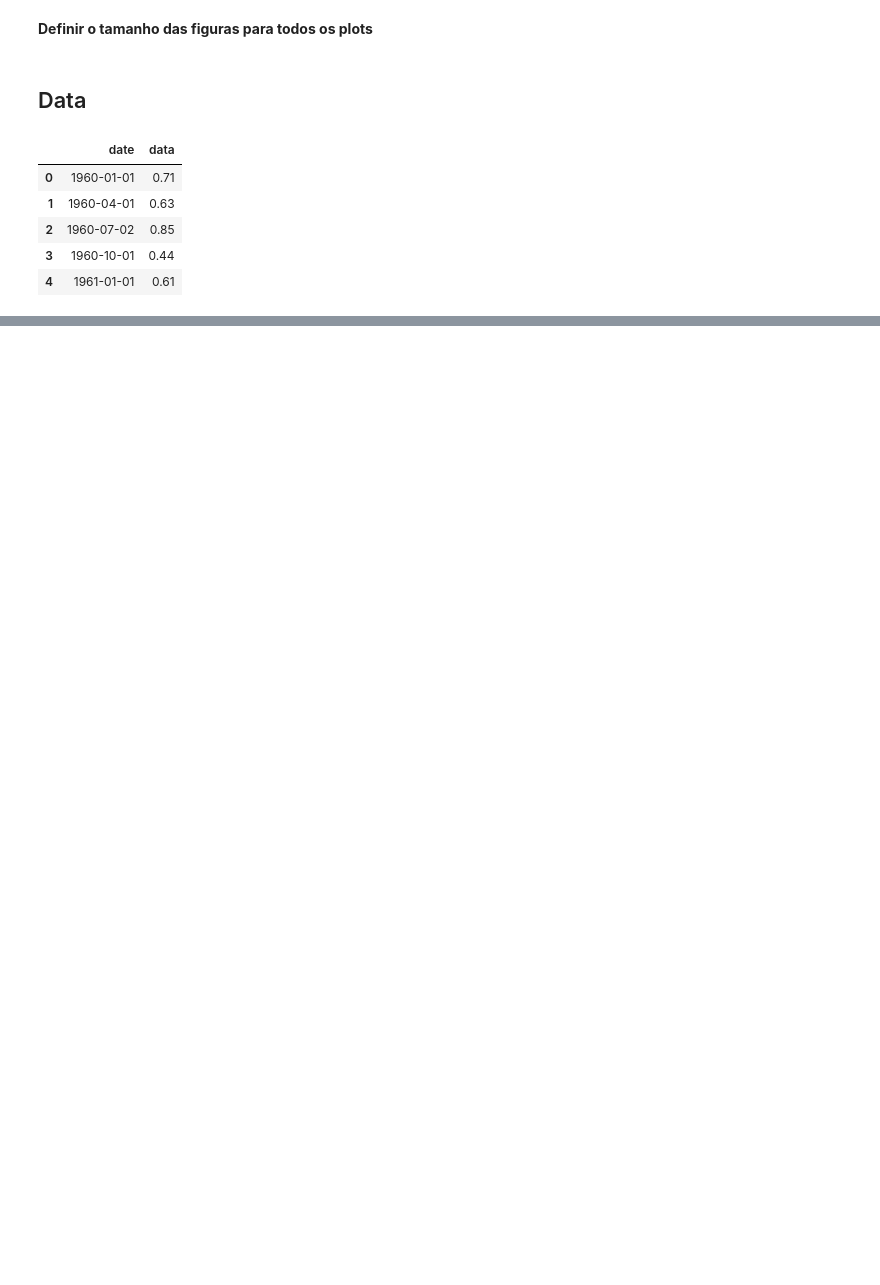
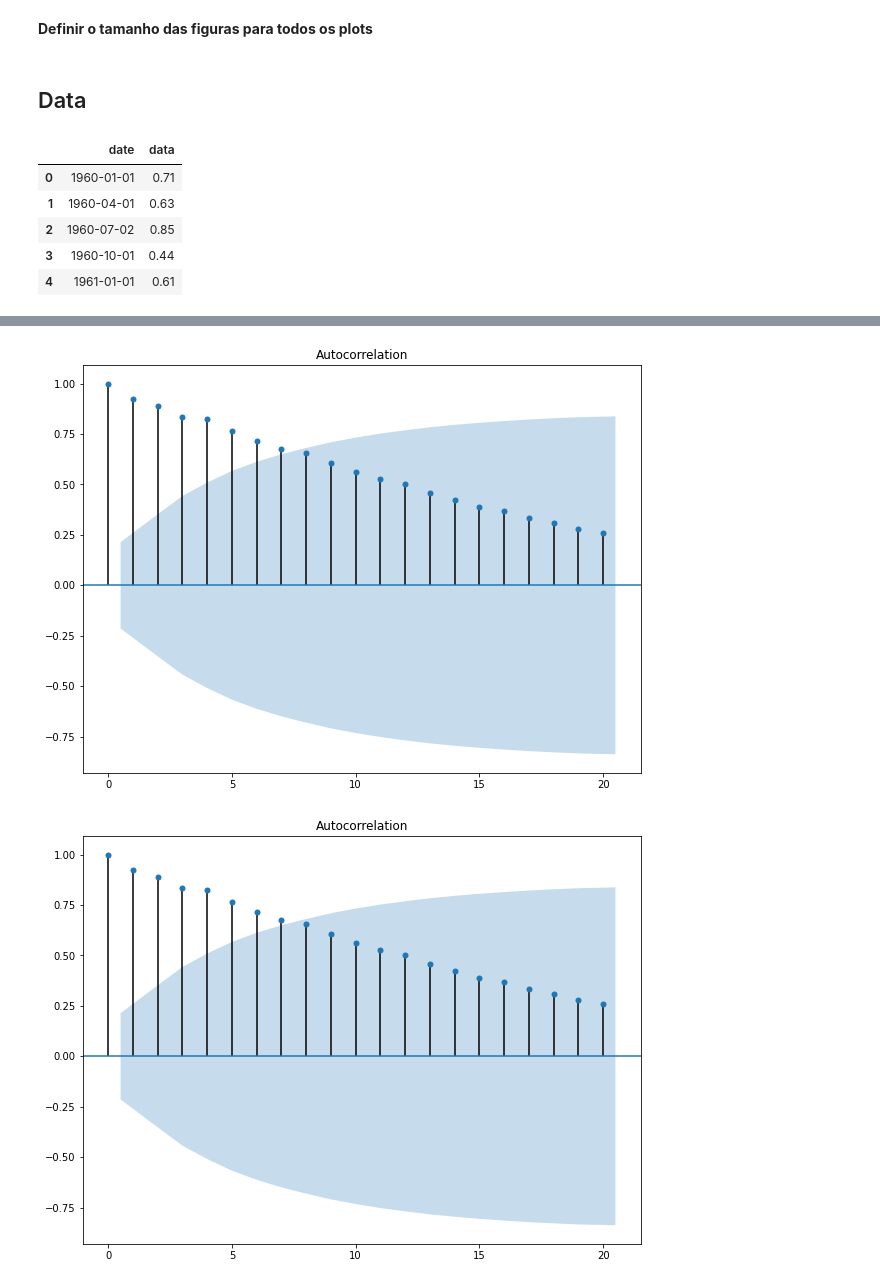
Before and after one commit to thiago2608santana/Analise_Series_Temporais, a Jupyter notebook: ARIMA.ipynb, the cells around one changed output, grey strips where cells are left out. Saved outputs shown, nothing was run; the diff lists cells and outputs as text; code cells hidden in the pictures; blank space fills up the shorter version.

```diff
--- a/ARIMA.ipynb
+++ b/ARIMA.ipynb
@@ -31,0 +57,5 @@ data.head()
+# %%
+plot_acf(data['data'])
+# %% [output]
+[figure, added]
+[figure, added]
```
Also changed, not shown: parts of 12 cells of this notebook.
